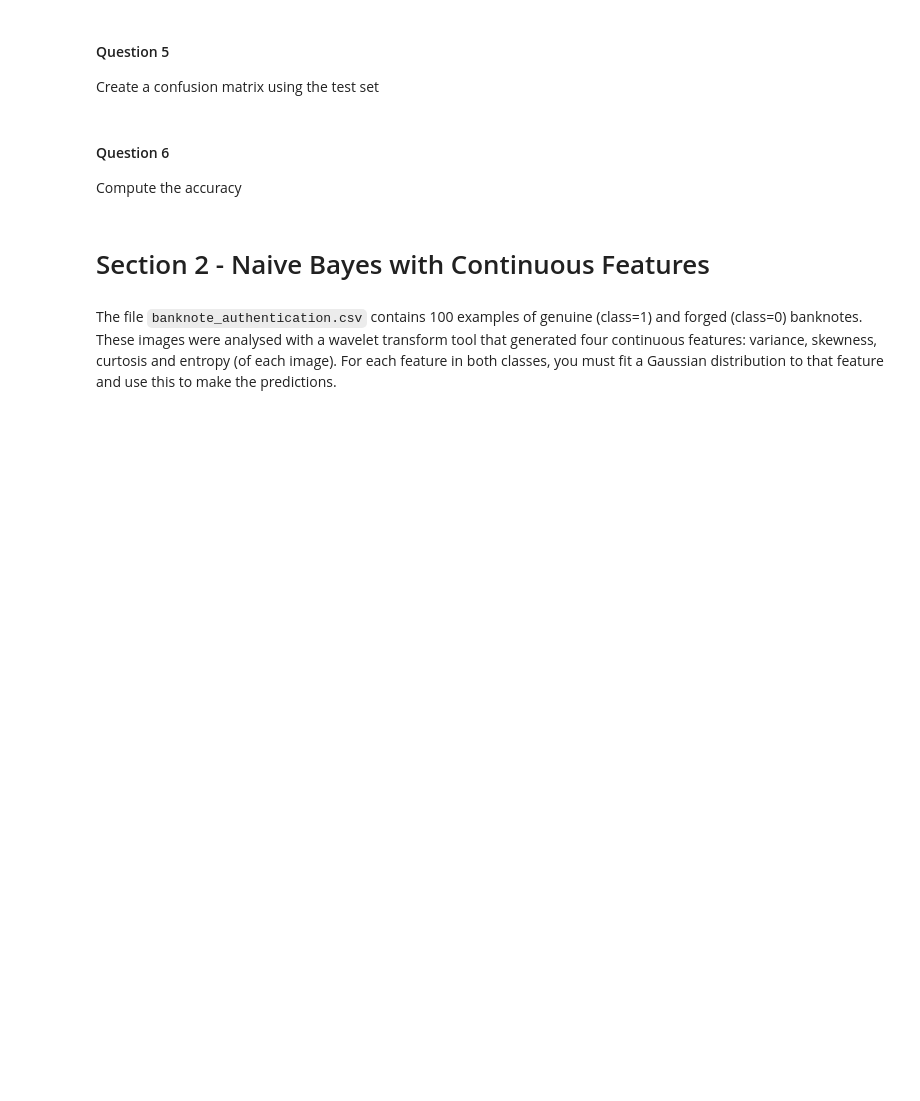
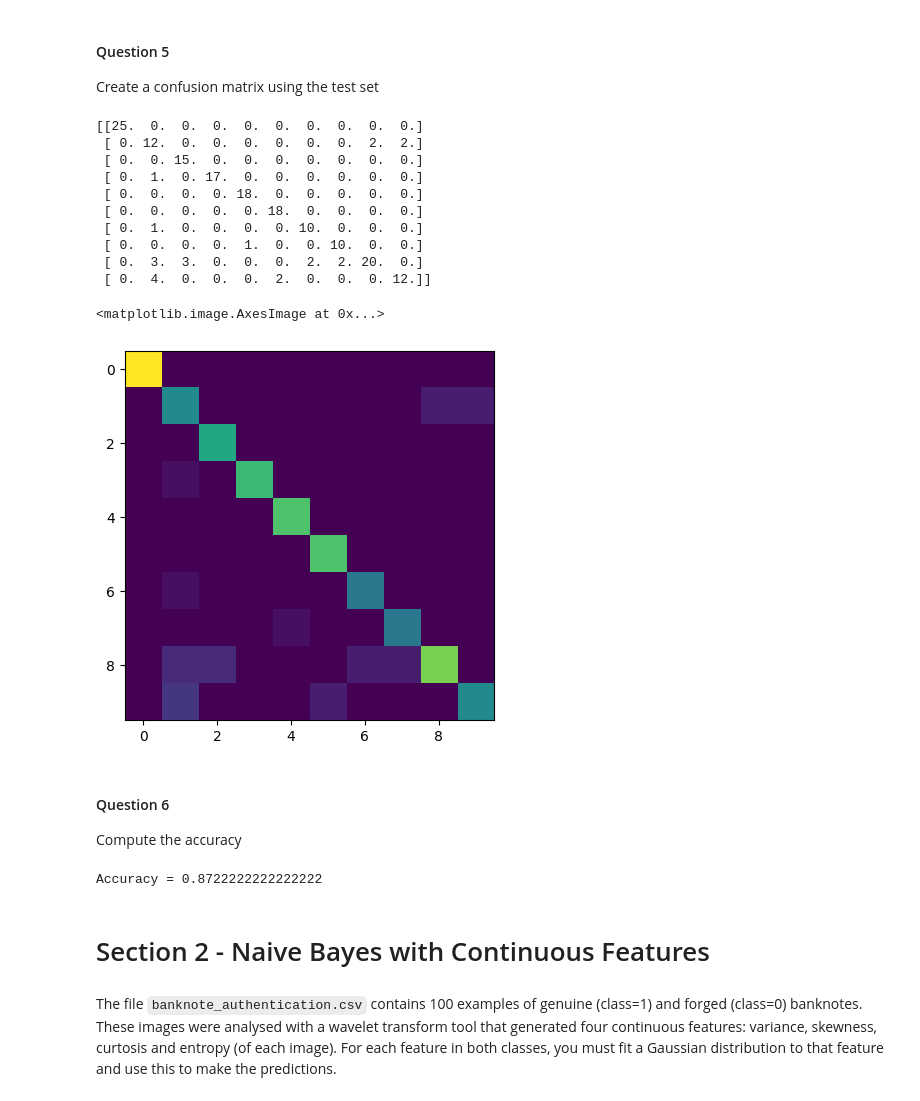
Before and after one commit to DevHackerGamer/Projects, a Jupyter notebook: ML Lab 1.2 - Naive Bayes Pt 2.ipynb, the cells around one changed output. Saved outputs shown, nothing was run; the diff lists cells and outputs as text; code cells hidden in the pictures; blank space fills up the shorter version.

Commit message:
Section 1 updated and complete. with smoothing and accuracy

```diff
--- a/ML Lab 1.2 - Naive Bayes Pt 2.ipynb
+++ b/ML Lab 1.2 - Naive Bayes Pt 2.ipynb
@@ -119,7 +119,6 @@ Compute the class conditionals with Laplacian smoothing and and assign their val
 class_conditionals = np.zeros((10, 64))  # 10 classes, 64 features
 k = 1
 
-result=class_conditionals
 # I was listening to Jaden Smith while coding this so shoutout. I want
 # to go thru labels and their associated digit pattern --> zip bro(we also have priors (nparray))
 # Nvm forget about priors, its not a lot more work to just get the number of occurances
@@ -134,8 +133,10 @@ process=np.zeros(10)
 for label, digits in zip(train_labels, train_digits):
     class_conditionals[label]+=digits # just gonna add all rows for this label together
     process[label]+=1 # count the label
-class_conditionals/=process[:,np.newaxis] # switching from 1x10 --> 10x1 to npdivide
+# class_conditionals/=process[:,np.newaxis] # switching from 1x10 --> 10x1 to npdivide
 
+for i in range(0,10):
+    class_conditionals[i]=(class_conditionals[i]+k)/(process[i]+k*len(class_conditionals[0]))
 
 class_conditionals[:2]
 # %% [output]
@@ -183,6 +184,27 @@ Finish the function `calc_posterior` that computes $P(C|X)$, where $C$=`label` a
 def calc_posterior(features):
     # Calc P(X|C) for each C
     feat_class_conds = np.ones(10)  # feat_class_conds[0] corresponds to P(X|C=0)
+
+    for i in range(0,10):
+        for idx, feature in enumerate(features):
+            if feature==1:
+                feat_class_conds[i]*=class_conditionals[i][idx]
+            else:
+                feat_class_conds[i]*=1-class_conditionals[i][idx]
+
+    # Calc P(X) = P(X|c1)P(c1)+P(X|c2)P(c2)...
+    # note that this is just dot between feat_class-conds, priors
+
+    Norm= np.dot(feat_class_conds, priors)
+
+    # Let this be the probability of a subject being a specific label (P(C|X))
+    # Apply naive bayes:
+    # This will return a list of each probability for each digit given some features
+
+    p_c_x=np.zeros(10)
+
+    for i in range(0,10):
+        p_c_x[i]=feat_class_conds[i]*priors[i] / Norm
 
     # TODO
 
@@ -202,7 +229,11 @@ Finish the function `infer_class` that infers/predicts the most probable class f
 # %%
 def infer_class(digit):
     # TODO
-    pred_label = ...
+
+    # We just calculated which digit is more likely given a set of features;
+    # just gonna put that to use and return the index of whichever it is
+    array_result=calc_posterior(digit)
+    pred_label = np.argmax(array_result)
 
     return pred_label
 
@@ -216,19 +252,43 @@ vis_digit(test_digits[infer_ind])
 Create a confusion matrix using the test set
 # %%
 confusion_matrix = np.zeros((10, 10))
+
+# We want to go thru all our test, make a prediction for each
+# And check if it is correct, very simple
+
+for idx, outcome in enumerate(test_labels):
+    prediction=infer_class(test_digits[idx])
+    confusion_matrix[prediction][outcome]+=1
 
 # TODO
 
 # Don't modify
 print(confusion_matrix)
 plt.imshow(confusion_matrix)  # Plot heatmap of confusion_matrix
+# %% [output]
+[[25.  0.  0.  0.  0.  0.  0.  0.  0.  0.]
+ [ 0. 12.  0.  0.  0.  0.  0.  0.  2.  2.]
+ [ 0.  0. 15.  0.  0.  0.  0.  0.  0.  0.]
+ [ 0.  1.  0. 17.  0.  0.  0.  0.  0.  0.]
+ [ 0.  0.  0.  0. 18.  0.  0.  0.  0.  0.]
+ [ 0.  0.  0.  0.  0. 18.  0.  0.  0.  0.]
+ [ 0.  1.  0.  0.  0.  0. 10.  0.  0.  0.]
+ [ 0.  0.  0.  0.  1.  0.  0. 10.  0.  0.]
+ [ 0.  3.  3.  0.  0.  0.  2.  2. 20.  0.]
+ [ 0.  4.  0.  0.  0.  2.  0.  0.  0. 12.]]
+<matplotlib.image.AxesImage at 0x...>
+[figure, added]
 # %% [markdown]
 #### Question 6
 Compute the accuracy
 # %%
-acc = ...
+# From class we know that accuracy is just sum of diagn / sum of everything
+
+acc = np.trace(confusion_matrix)/np.sum(confusion_matrix)
 
 print(f"Accuracy = {acc}")
+# %% [output]
+Accuracy = 0.8722222222222222
 # %% [markdown]
 # Section 2 - Naive Bayes with Continuous Features
 # %% [markdown]
```
Also changed, not shown: parts of 16 cells of this notebook.
